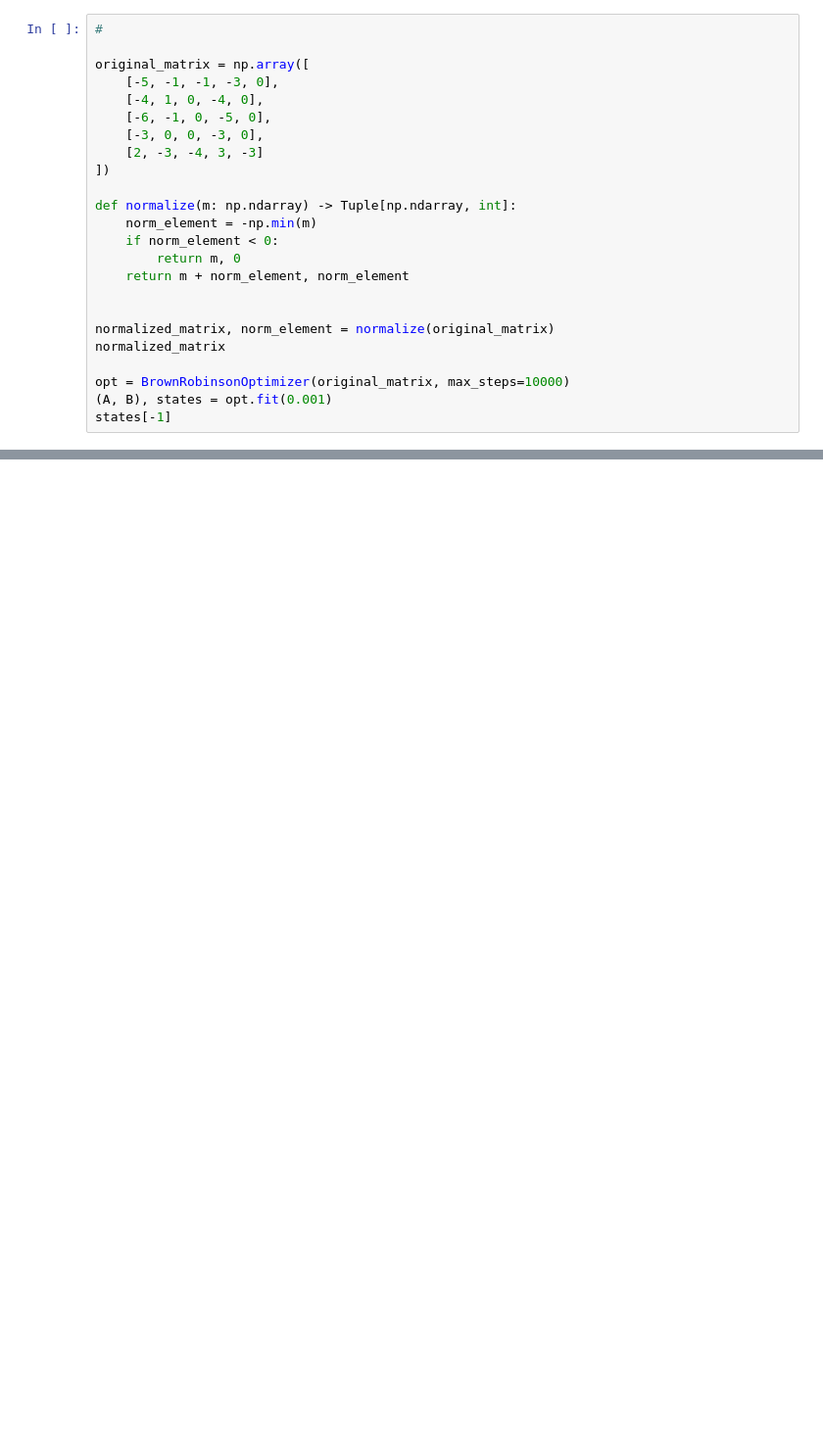
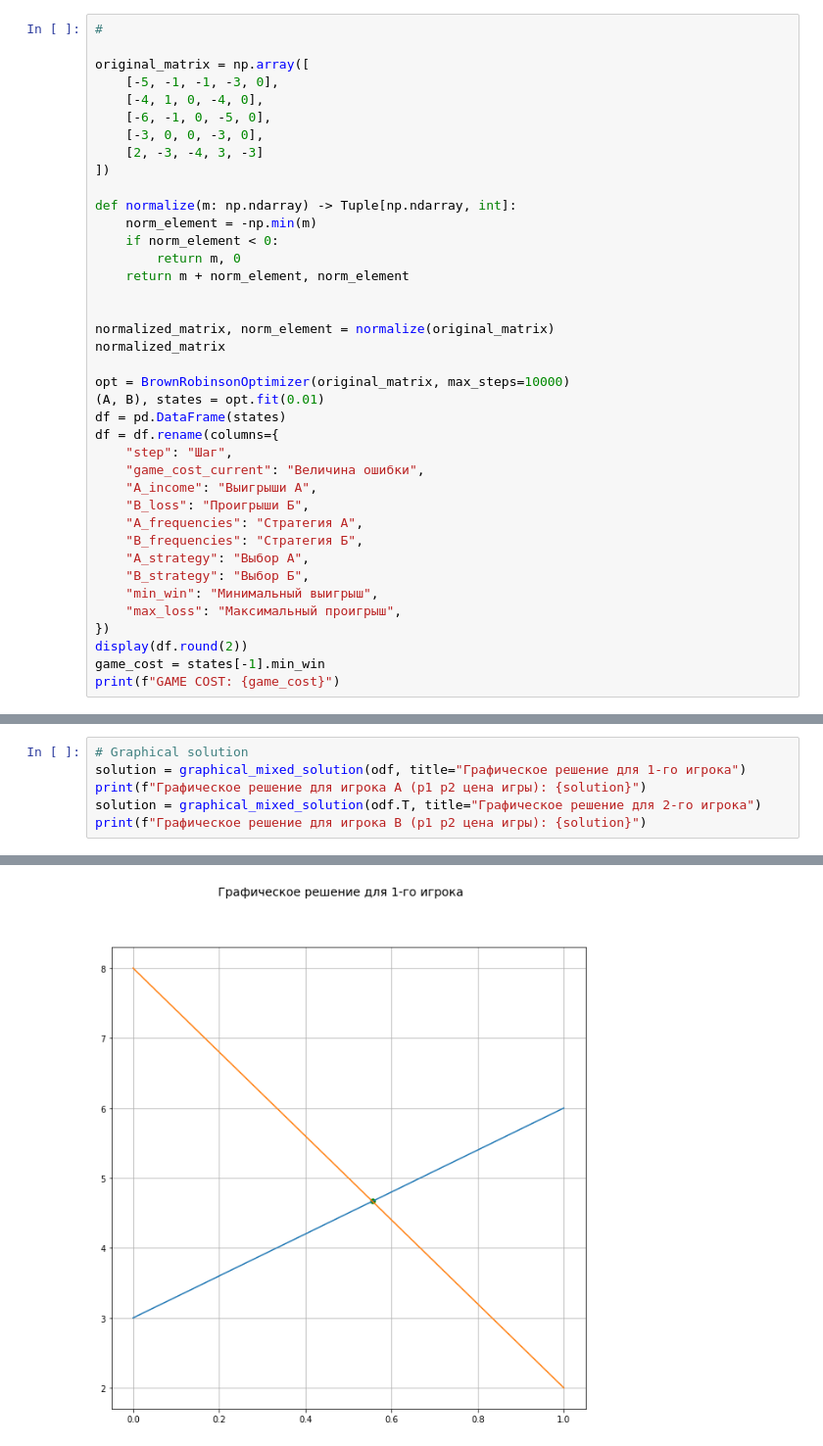
Before and after one commit to FakeEmperor/game-theory, a Jupyter notebook: GC_Homework.ipynb, the cells around one changed output, grey strips where cells are left out. Shown at 98% size. Cells and saved outputs as stored; diff of their text form; blank space fills up the shorter version.

```diff
--- a/GC_Homework.ipynb
+++ b/GC_Homework.ipynb
@@ -55,6 +55,21 @@ normalized_matrix, norm_element = normalize(original_matrix)
 normalized_matrix
 
 opt = BrownRobinsonOptimizer(original_matrix, max_steps=10000)
-(A, B), states = opt.fit(0.001)
-states[-1]
+(A, B), states = opt.fit(0.01)
+df = pd.DataFrame(states)
+df = df.rename(columns={
+    "step": "Шаг",
+    "game_cost_current": "Величина ошибки",
+    "A_income": "Выигрыши А",
+    "B_loss": "Проигрыши Б",
+    "A_frequencies": "Стратегия А",
+    "B_frequencies": "Стратегия Б",
+    "A_strategy": "Выбор А",
+    "B_strategy": "Выбор Б",
+    "min_win": "Минимальный выигрыш",
+    "max_loss": "Максимальный проигрыш",
+})
+display(df.round(2))
+game_cost = states[-1].min_win
+print(f"GAME COST: {game_cost}")
 # %% [output]
@@ -116,0 +297,7 @@ transform_matrix(df)
+# %%
+# Graphical solution
+solution = graphical_mixed_solution(odf, title="Графическое решение для 1-го игрока")
+print(f"Графическое решение для игрока A (p1 p2 цена игры): {solution}")
+solution = graphical_mixed_solution(odf.T, title="Графическое решение для 2-го игрока")
+print(f"Графическое решение для игрока B (p1 p2 цена игры): {solution}")
+# %% [output]
@@ -116,0 +314 @@ transform_matrix(df)
+[figure, added]
```
Also changed, not shown: parts of 10 cells of this notebook, 7 other files.
